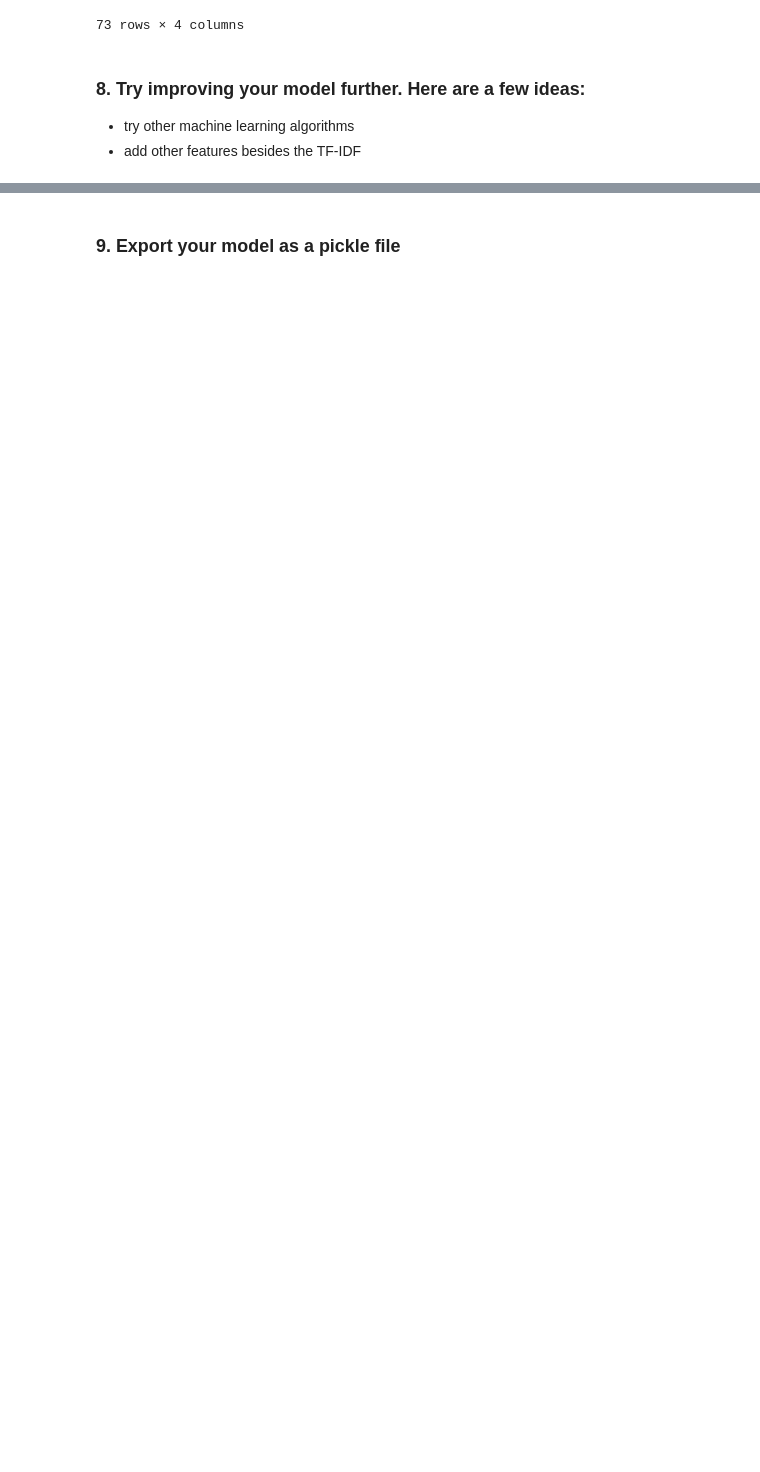
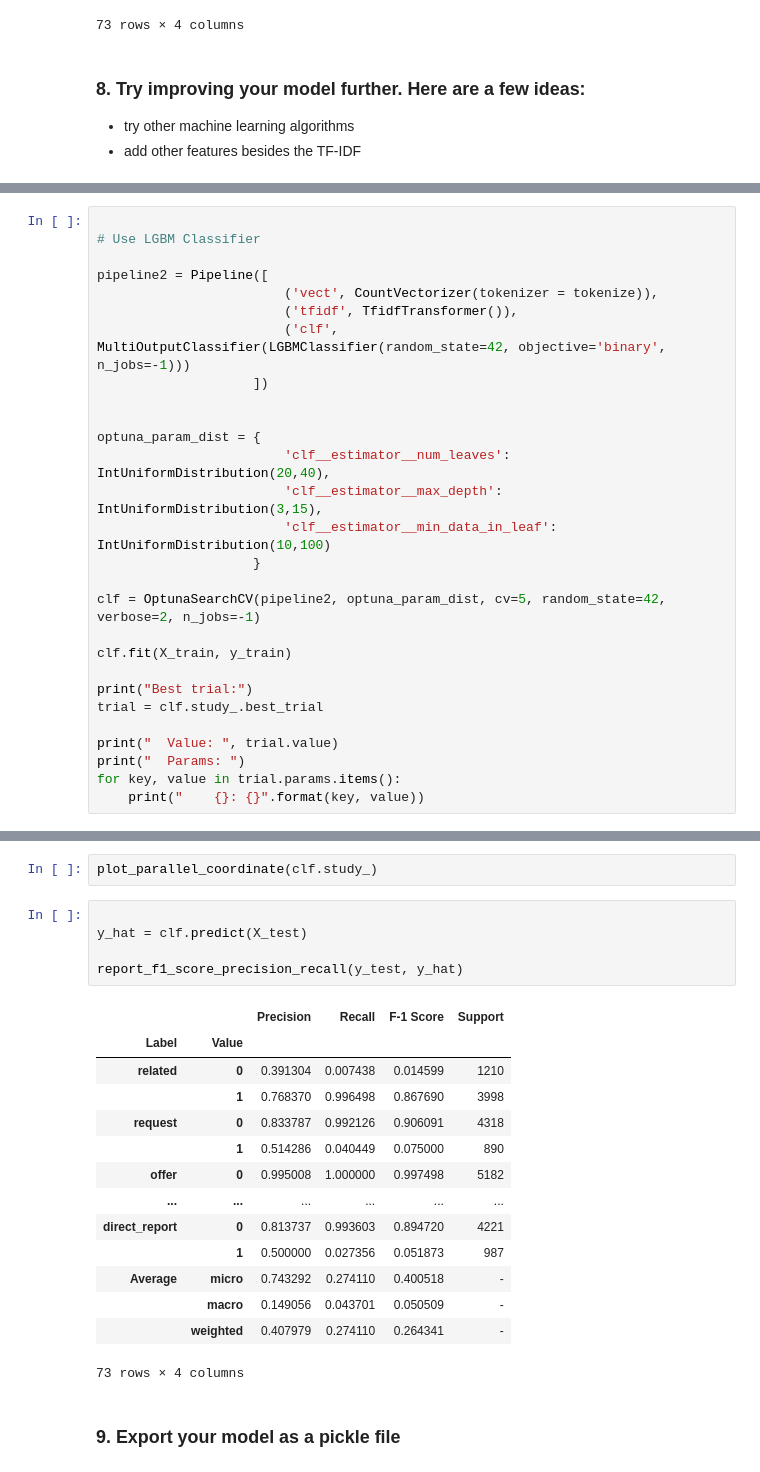
Before and after one commit to schumadi/nd025-disaster-response, a Jupyter notebook: notebooks/ML Pipeline Preparation.ipynb, the cells around one changed output, grey strips where cells are left out. Drawn from its saved outputs; the diff is of its cells as text; blank space fills up the shorter version.

```diff
--- a/notebooks/ML Pipeline Preparation.ipynb
+++ b/notebooks/ML Pipeline Preparation.ipynb
@@ -307,0 +256,28 @@ KeyboardInterrupt:
+# %%
+
+# Use LGBM Classifier
+
+pipeline2 = Pipeline([
+                        ('vect', CountVectorizer(tokenizer = tokenize)),
+                        ('tfidf', TfidfTransformer()),
+                        ('clf', MultiOutputClassifier(LGBMClassifier(random_state=42, objective='binary', n_jobs=-1)))
+                    ])
+
+
+optuna_param_dist = {
+                        'clf__estimator__num_leaves': IntUniformDistribution(20,40),
+                        'clf__estimator__max_depth': IntUniformDistribution(3,15),
+                        'clf__estimator__min_data_in_leaf': IntUniformDistribution(10,100)
+                    }
+
+clf = OptunaSearchCV(pipeline2, optuna_param_dist, cv=5, random_state=42, verbose=2, n_jobs=-1)
+
+clf.fit(X_train, y_train)
+
+print("Best trial:")
+trial = clf.study_.best_trial
+
+print("  Value: ", trial.value)
+print("  Params: ")
+for key, value in trial.params.items():
+    print("    {}: {}".format(key, value))
@@ -308,3 +348,25 @@ KeyboardInterrupt:
+# %%
+plot_parallel_coordinate(clf.study_)
+# %%
+
+y_hat = clf.predict(X_test)
+
+report_f1_score_precision_recall(y_test, y_hat)
+# %% [output]
+|  |  | Precision | Recall | F-1 Score | Support |
+| Label | Value |  |  |  |  |
+| related | 0 | 0.391304 | 0.007438 | 0.014599 | 1210 |
+|  | 1 | 0.768370 | 0.996498 | 0.867690 | 3998 |
+| request | 0 | 0.833787 | 0.992126 | 0.906091 | 4318 |
+|  | 1 | 0.514286 | 0.040449 | 0.075000 | 890 |
+| offer | 0 | 0.995008 | 1.000000 | 0.997498 | 5182 |
+| ... | ... | ... | ... | ... | ... |
+| direct_report | 0 | 0.813737 | 0.993603 | 0.894720 | 4221 |
+|  | 1 | 0.500000 | 0.027356 | 0.051873 | 987 |
+| Average | micro | 0.743292 | 0.274110 | 0.400518 | - |
+|  | macro | 0.149056 | 0.043701 | 0.050509 | - |
+|  | weighted | 0.407979 | 0.274110 | 0.264341 | - |
+73 rows × 4 columns
 # %% [markdown]
 ### 9. Export your model as a pickle file
 # %%
```
Also changed, not shown: parts of 10 cells of this notebook, 1 other file.
